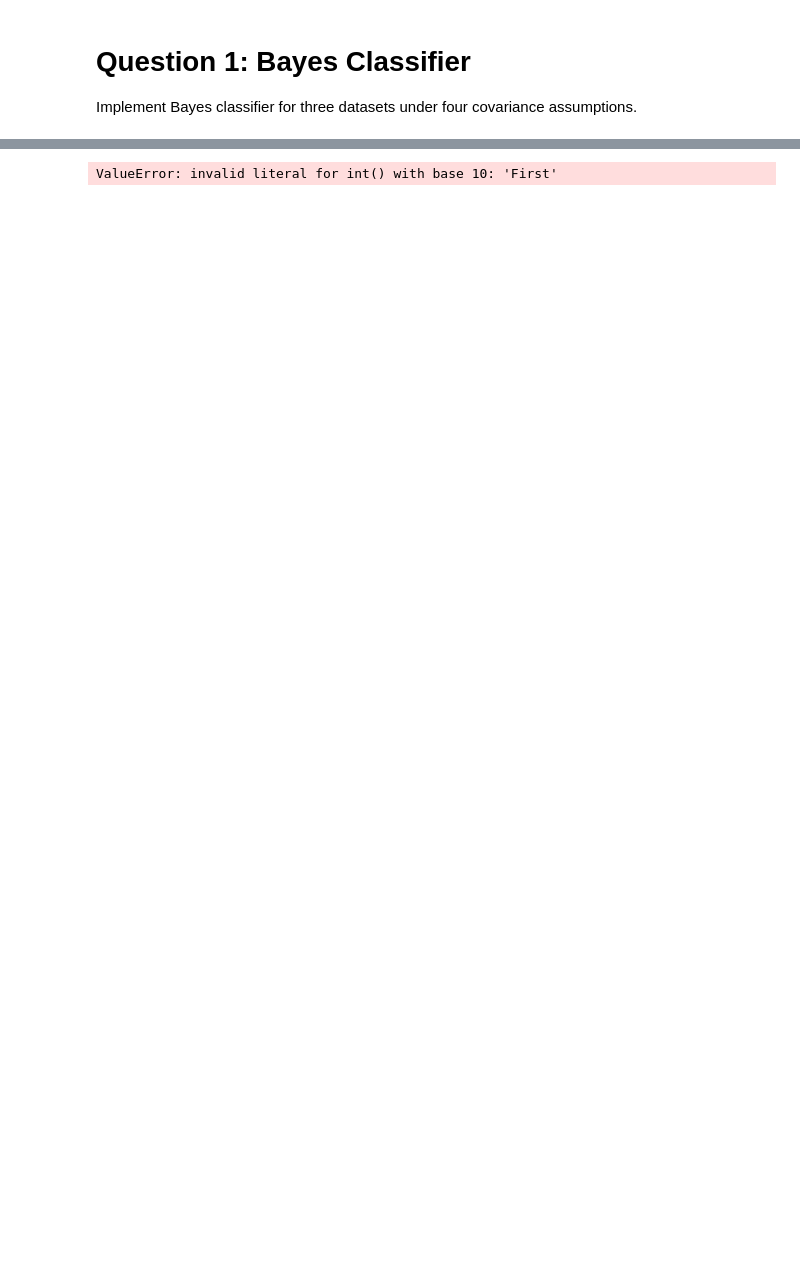
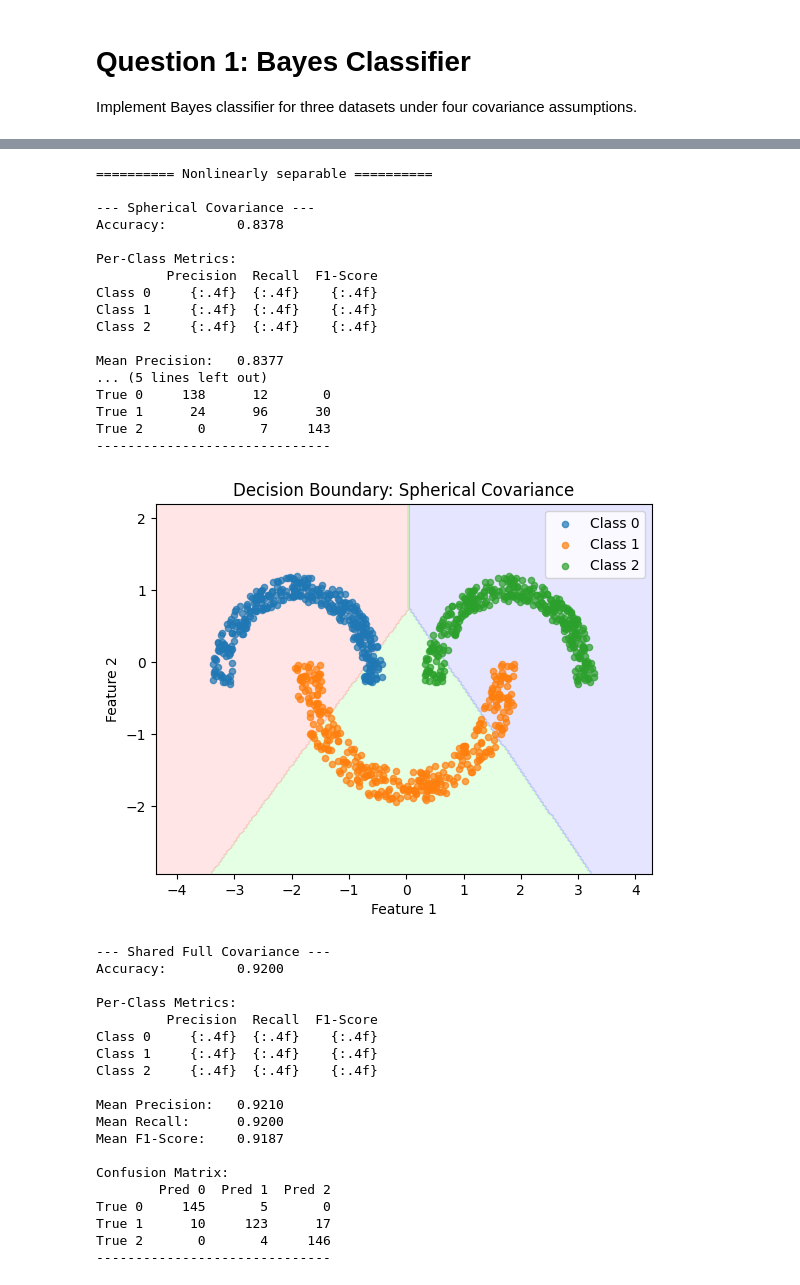
Before and after one commit to dnfy502/isl_assignment3, a Jupyter notebook: Question 1.ipynb, the cells around one changed output, grey strips where cells are left out. Saved outputs shown, nothing was run; the diff lists cells and outputs as text; code cells hidden in the pictures; blank space fills up the shorter version.

```diff
--- a/Question 1.ipynb
+++ b/Question 1.ipynb
@@ -110,12 +231,55 @@ Confusion matrix:
 # %%
 # Dataset 2: Nonlinearly separable classes
+import re  # for parsing counts
 def load_nls_data(path):
-    with open(path) as f: counts = list(map(int, f.readline().split()))
+    with open(path) as f:
+        first_line = f.readline()
+        # extract counts before 'examples' in the header
+        counts = list(map(int, re.findall(r'(\d+)(?=\s+examples)', first_line)))
     data = np.loadtxt(path, skiprows=1)
     X = data[:, :2]
-    y = np.concatenate([np.full(c, i) for i, c in enumerate(counts)])
+    # build labels according to parsed counts
+    y = np.concatenate([np.full(cnt, i) for i, cnt in enumerate(counts)])
     return X, y
-X2, y2 = load_nls_data('NLS_Group12.txt')
+# load and run
+# Corrected file path
+X2, y2 = load_nls_data('Datasets Assignment 3/NLS_Group12.txt')
 run_dataset('Nonlinearly separable', X2, y2)
 # %% [output]
-ValueError: invalid literal for int() with base 10: 'First'
+========== Nonlinearly separable ==========
+
+--- Spherical Covariance ---
+Accuracy:         0.8378
+
+Per-Class Metrics:
+         Precision  Recall  F1-Score
+Class 0     {:.4f}  {:.4f}    {:.4f}
+Class 1     {:.4f}  {:.4f}    {:.4f}
+Class 2     {:.4f}  {:.4f}    {:.4f}
+
+Mean Precision:   0.8377
+... (5 lines left out)
+True 0     138      12       0
+True 1      24      96      30
+True 2       0       7     143
+------------------------------
+[figure, added]
+--- Shared Full Covariance ---
+Accuracy:         0.9200
+
+Per-Class Metrics:
+         Precision  Recall  F1-Score
+Class 0     {:.4f}  {:.4f}    {:.4f}
+Class 1     {:.4f}  {:.4f}    {:.4f}
+Class 2     {:.4f}  {:.4f}    {:.4f}
+
+Mean Precision:   0.9210
+Mean Recall:      0.9200
+Mean F1-Score:    0.9187
+
+Confusion Matrix:
+        Pred 0  Pred 1  Pred 2
+True 0     145       5       0
+True 1      10     123      17
+True 2       0       4     146
+------------------------------
```
Also changed, not shown: parts of 4 cells of this notebook, 1 other file.
